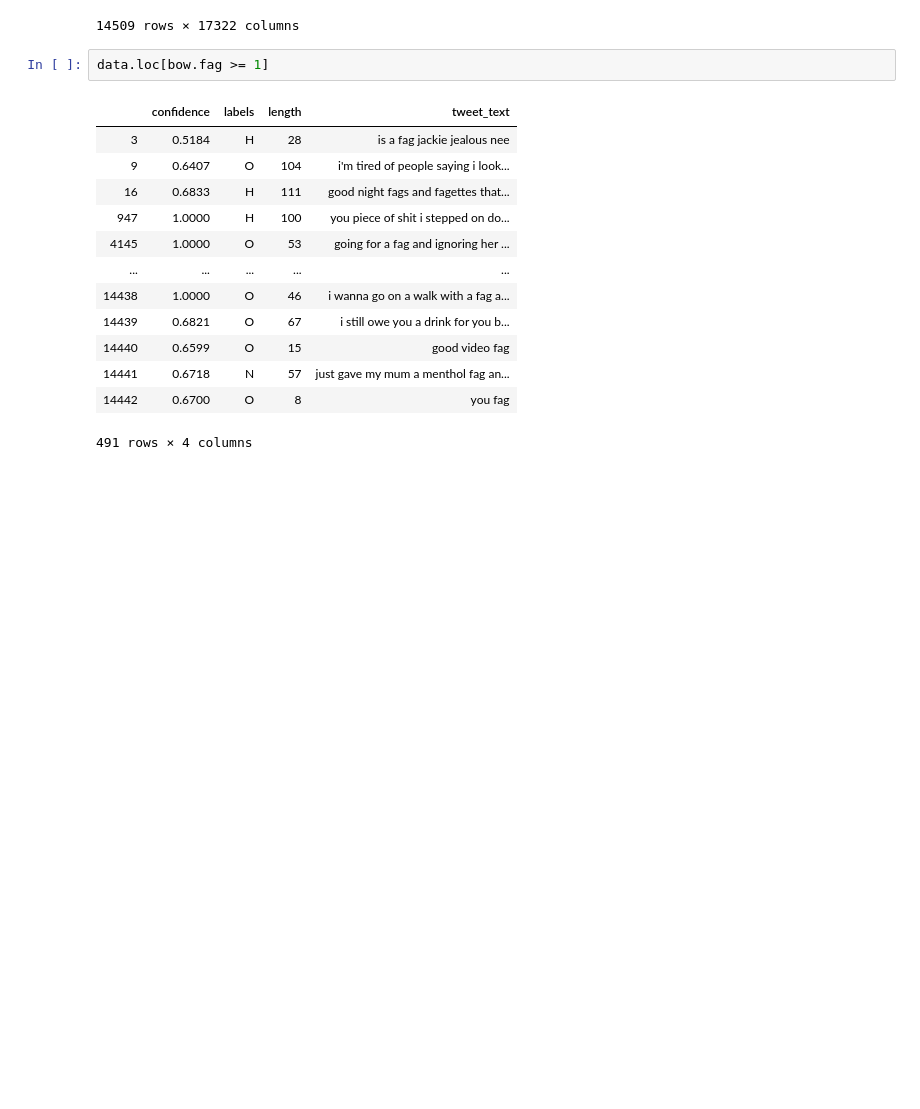
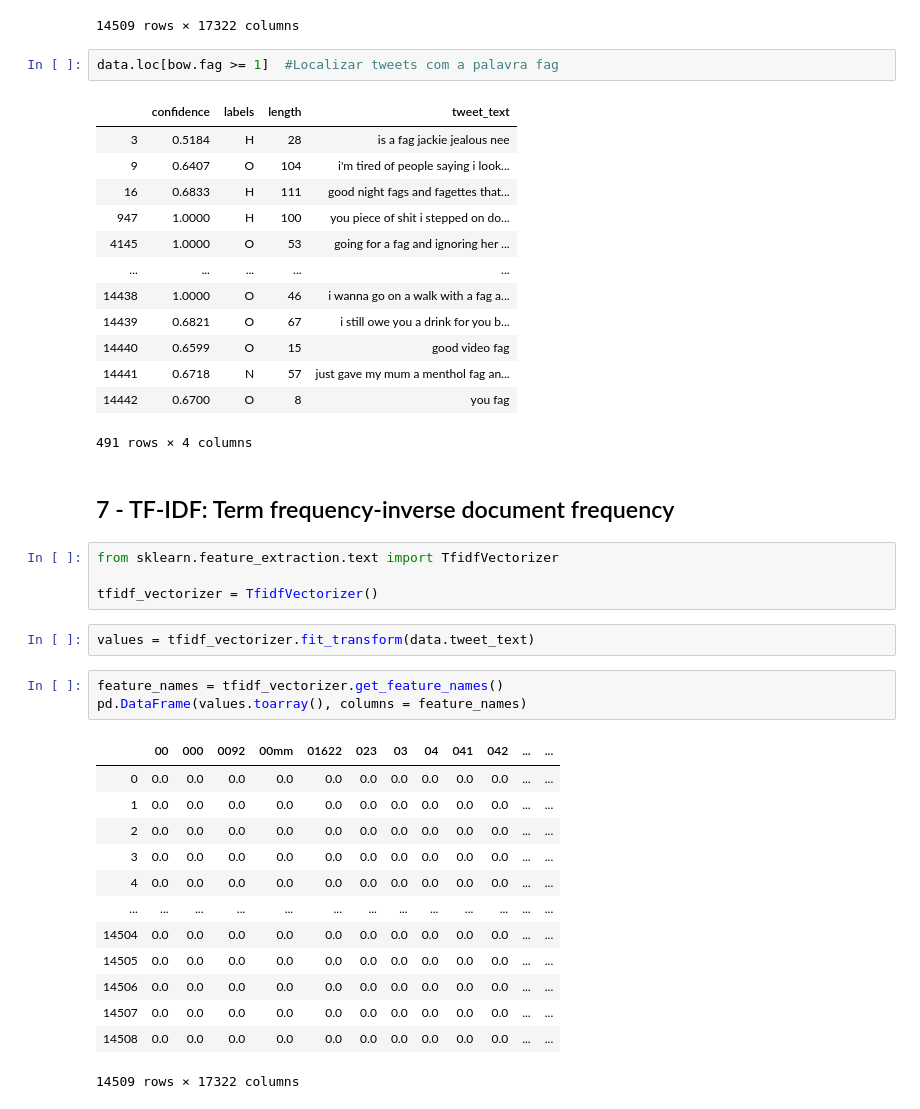
Before and after one commit to filipecard/analise-de-odio, a Jupyter notebook: Análise Descritiva Supervisionada/3 - Normalização do texto.ipynb, the cells around one changed output. Cells and saved outputs as stored; diff of their text form; blank space fills up the shorter version.

Commit message:
Fazer TF-IDF dos tweets

```diff
--- a/Análise Descritiva Supervisionada/3 - Normalização do texto.ipynb
+++ b/Análise Descritiva Supervisionada/3 - Normalização do texto.ipynb
@@ -130,7 +130,7 @@ bow
 | 14508 | 0 | 0 | 0 | 0 | 0 | 0 | 0 | 0 | 0 | 0 | ... | ... |
 14509 rows × 17322 columns
 # %%
-data.loc[bow.fag >= 1]
+data.loc[bow.fag >= 1]  #Localizar tweets com a palavra fag
 # %% [output]
 |  | confidence | labels | length | tweet_text |
 | 3 | 0.5184 | H | 28 | is a fag jackie jealous nee |
@@ -145,3 +145,28 @@ data.loc[bow.fag >= 1]
 | 14441 | 0.6718 | N | 57 | just gave my mum a menthol fag an... |
 | 14442 | 0.6700 | O | 8 | you fag |
 491 rows × 4 columns
+# %% [markdown]
+## 7 - TF-IDF: Term frequency-inverse document frequency
+# %%
+from sklearn.feature_extraction.text import TfidfVectorizer
+
+tfidf_vectorizer = TfidfVectorizer()
+# %%
+values = tfidf_vectorizer.fit_transform(data.tweet_text)
+# %%
+feature_names = tfidf_vectorizer.get_feature_names()
+pd.DataFrame(values.toarray(), columns = feature_names)
+# %% [output]
+|  | 00 | 000 | 0092 | 00mm | 01622 | 023 | 03 | 04 | 041 | 042 | ... | ... |
+| 0 | 0.0 | 0.0 | 0.0 | 0.0 | 0.0 | 0.0 | 0.0 | 0.0 | 0.0 | 0.0 | ... | ... |
+| 1 | 0.0 | 0.0 | 0.0 | 0.0 | 0.0 | 0.0 | 0.0 | 0.0 | 0.0 | 0.0 | ... | ... |
+| 2 | 0.0 | 0.0 | 0.0 | 0.0 | 0.0 | 0.0 | 0.0 | 0.0 | 0.0 | 0.0 | ... | ... |
+| 3 | 0.0 | 0.0 | 0.0 | 0.0 | 0.0 | 0.0 | 0.0 | 0.0 | 0.0 | 0.0 | ... | ... |
+| 4 | 0.0 | 0.0 | 0.0 | 0.0 | 0.0 | 0.0 | 0.0 | 0.0 | 0.0 | 0.0 | ... | ... |
+| ... | ... | ... | ... | ... | ... | ... | ... | ... | ... | ... | ... | ... |
+| 14504 | 0.0 | 0.0 | 0.0 | 0.0 | 0.0 | 0.0 | 0.0 | 0.0 | 0.0 | 0.0 | ... | ... |
+| 14505 | 0.0 | 0.0 | 0.0 | 0.0 | 0.0 | 0.0 | 0.0 | 0.0 | 0.0 | 0.0 | ... | ... |
+| 14506 | 0.0 | 0.0 | 0.0 | 0.0 | 0.0 | 0.0 | 0.0 | 0.0 | 0.0 | 0.0 | ... | ... |
+| 14507 | 0.0 | 0.0 | 0.0 | 0.0 | 0.0 | 0.0 | 0.0 | 0.0 | 0.0 | 0.0 | ... | ... |
+| 14508 | 0.0 | 0.0 | 0.0 | 0.0 | 0.0 | 0.0 | 0.0 | 0.0 | 0.0 | 0.0 | ... | ... |
+14509 rows × 17322 columns
```
